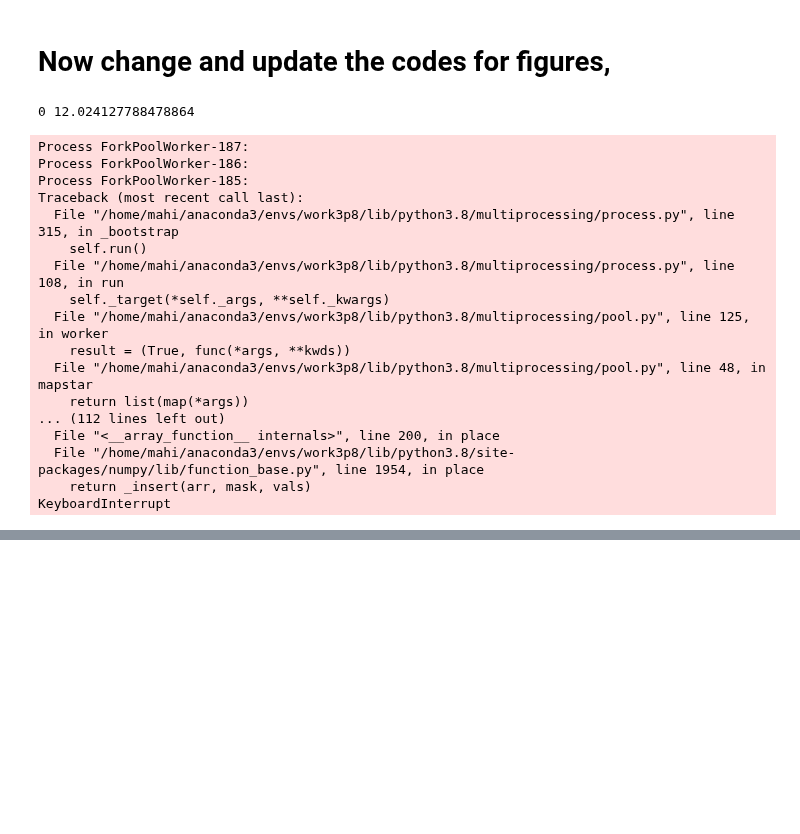
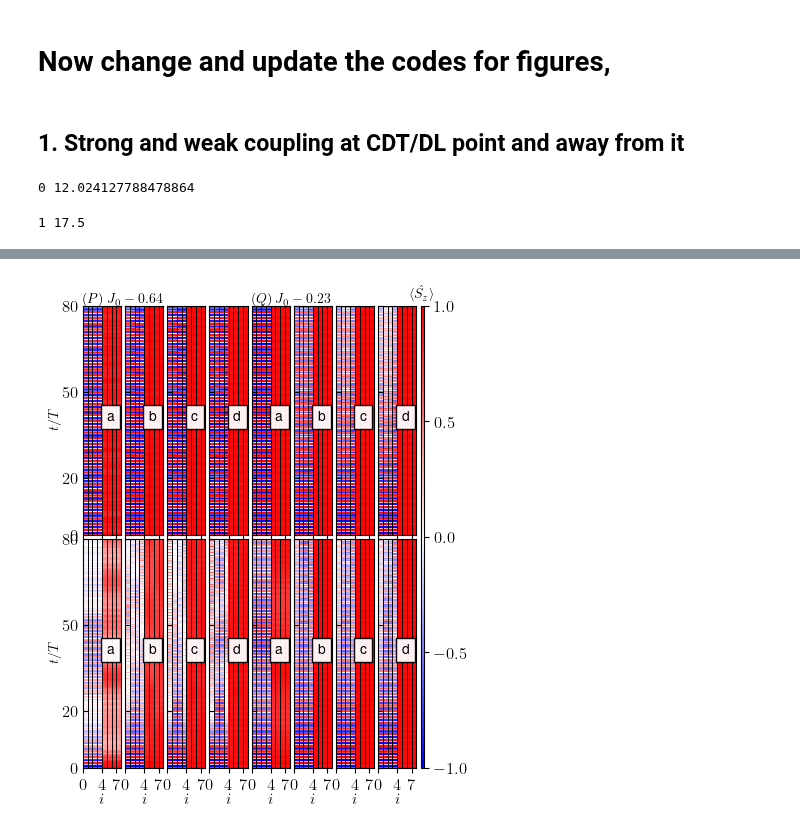
Before and after one commit to rahmahi/Chimera_Time_Crystal, a Jupyter notebook: codes/new_algo/chimera_codes_new_algo.ipynb, the cells around one changed output, grey strips where cells are left out. Cells and saved outputs as stored; diff of their text form; code cells hidden in the pictures; blank space fills up the shorter version.

```diff
--- a/codes/new_algo/chimera_codes_new_algo.ipynb
+++ b/codes/new_algo/chimera_codes_new_algo.ipynb
@@ -239,6 +239,8 @@ Wall time: 53.8 s
 [figure]
 # %% [markdown]
 # Now change and update the codes for figures,
+# %% [markdown]
+## 1. Strong and weak coupling at CDT/DL point and away from it
 # %%
 %%time
 from qutip import *
@@ -254,7 +256,7 @@ from tqdm import tqdm
 import h5py
 from mpl_toolkits.axes_grid1 import ImageGrid
 
-plt.rcParams.update({"figure.figsize": (6,6),"text.usetex": True,"font.family": "sans-serif",
+plt.rcParams.update({"figure.figsize": (8,6),"text.usetex": True,"font.family": "sans-serif",
     "font.size": 12,"font.sans-serif": ["Helvetica"]})
 
 
@@ -313,6 +315,8 @@ for m,i in enumerate(spinposition_B):
     id1 = qeye(2**dim12)
     sz_s.append(Qobj(tensor(id,tensor(sz,id1)).full()))
 
+xx = 0
+
 for hh, h in enumerate(hs):
     print(hh,h)
 
@@ -333,31 +337,31 @@ for hh, h in enumerate(hs):
     data = p.map(run_dynm,tqdm(params))
 
     datap = np.zeros((N, len(times)))
-    xx= 0
+
     for i in range(N):
         datap = np.array(data[i][0])
         beta = data[i][1]
         Jvalue = data[i][2]
 
         xx = int(xx)
-        imc = grid[hh][xx].imshow(datap.T, aspect=0.6,interpolation="nearest",\
+        imc = grid[xx].imshow(datap.T, aspect=0.6,interpolation="nearest",\
                         cmap='bwr', origin='lower',extent = [0 , N, times[0]/T , times[-1]/T],\
                         vmax=1, vmin=-1)
-        grid[hh][xx].text(5, 40, labels[i], fontsize=10, bbox=dict(facecolor='white', alpha=0.95))
+        grid[xx].text(5, 40, labels[i], fontsize=10, bbox=dict(facecolor='white', alpha=0.95))
         for i in range(N):
-            grid[hh][xx].axvline(i,color = 'black', linewidth=0.7)
-        grid[hh][xx].set_xlabel(r'$i$', fontsize=11, labelpad=0.0)
-        grid[hh][xx].set_ylabel(r'$t/T$', fontsize=10, labelpad=0.0)
-        grid[hh][xx].set_yticks([0,20,50,80])
-        grid[hh][xx].set_xticks([0,4,7])
-        grid[hh][xx].tick_params(which='both', axis="y", direction="in")
+            grid[xx].axvline(i,color = 'black', linewidth=0.7)
+        grid[xx].set_xlabel(r'$i$', fontsize=11, labelpad=0.0)
+        grid[xx].set_ylabel(r'$t/T$', fontsize=10, labelpad=0.0)
+        grid[xx].set_yticks([0,20,50,80])
+        grid[xx].set_xticks([0,4,7])
+        grid[xx].tick_params(which='both', axis="y", direction="in")
+
         xx=xx+1
 
-    grid[0][0].text(0, 81, fr"$(P)$", fontsize=10)
-    grid[0][4].text(0, 81, fr"$(Q)$", fontsize=10)
-
-grid[0][0].text(5, 81, fr"$  J_0 -{Jvalues[1]:2.2f}$", fontsize=10)
-grid[0][4].text(5, 81, fr"$  J_0 -{Jvalues[0]:2.2f}$", fontsize=10)
+grid[0].text(0, 81, fr"$(P)$", fontsize=10)
+grid[4].text(0, 81, fr"$(Q)$", fontsize=10)
+grid[1].text(5, 81, fr"$ J_0 -{Jvalues[1]:2.2f}$", fontsize=10)
+grid[5].text(5, 81, fr"$  J_0 -{Jvalues[0]:2.2f}$", fontsize=10)
 
 cbticks = np.linspace(-1,1,5)
 clb = plt.colorbar(imc, cax=grid.cbar_axes[0], ticks= cbticks, aspect=30)
@@ -366,20 +370,4 @@ figname = "sz_t_strongJ_N_" + str(N) +'_ea_' + str(ea) + '_eb_' + str(eb) +'.svg
 #plt.savefig(figname, bbox_inches='tight', pad_inches=0.0, dpi=300)
 # %% [output]
 0 12.024127788478864
-Process ForkPoolWorker-187:
-Process ForkPoolWorker-186:
-Process ForkPoolWorker-185:
-Traceback (most recent call last):
-  File "/home/mahi/anaconda3/envs/work3p8/lib/python3.8/multiprocessing/process.py", line 315, in _bootstrap
-    self.run()
-  File "/home/mahi/anaconda3/envs/work3p8/lib/python3.8/multiprocessing/process.py", line 108, in run
-    self._target(*self._args, **self._kwargs)
-  File "/home/mahi/anaconda3/envs/work3p8/lib/python3.8/multiprocessing/pool.py", line 125, in worker
-    result = (True, func(*args, **kwds))
-  File "/home/mahi/anaconda3/envs/work3p8/lib/python3.8/multiprocessing/pool.py", line 48, in mapstar
-    return list(map(*args))
-... (112 lines left out)
-  File "<__array_function__ internals>", line 200, in place
-  File "/home/mahi/anaconda3/envs/work3p8/lib/python3.8/site-packages/numpy/lib/function_base.py", line 1954, in place
-    return _insert(arr, mask, vals)
-KeyboardInterrupt
+1 17.5
@@ -386,0 +376 @@ KeyboardInterrupt:
+[figure, added]
```
Also changed, not shown: parts of 1 cell of this notebook.
